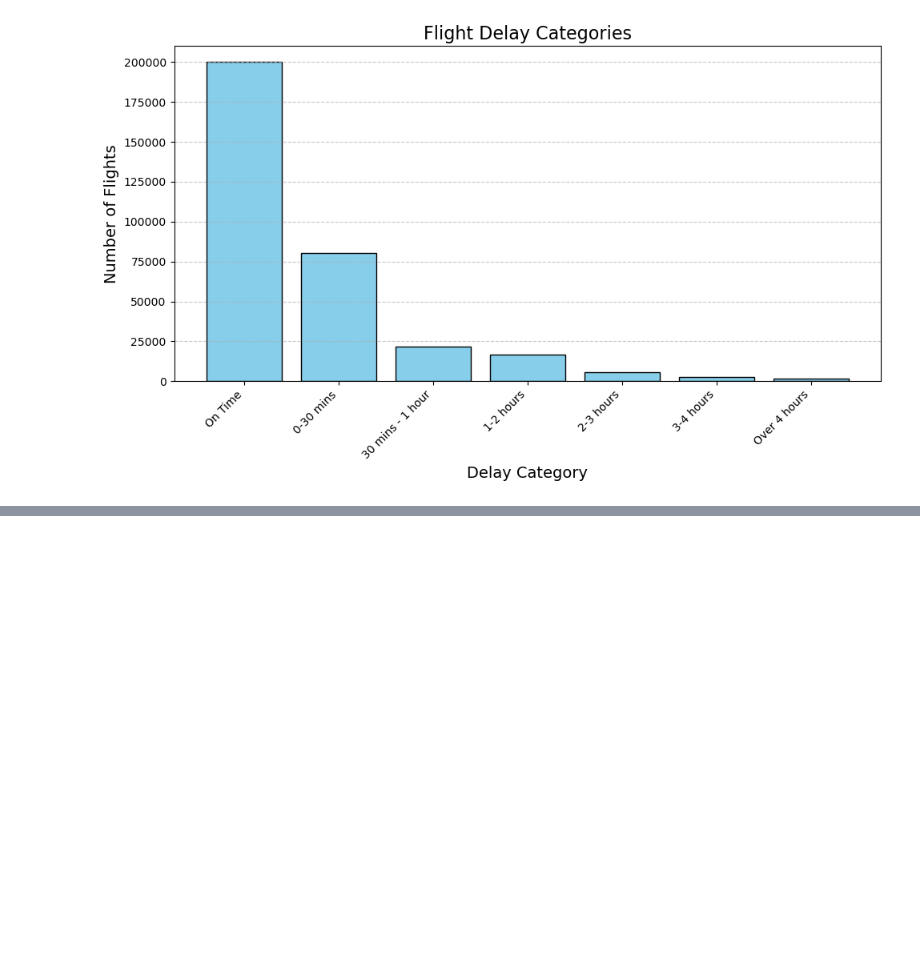
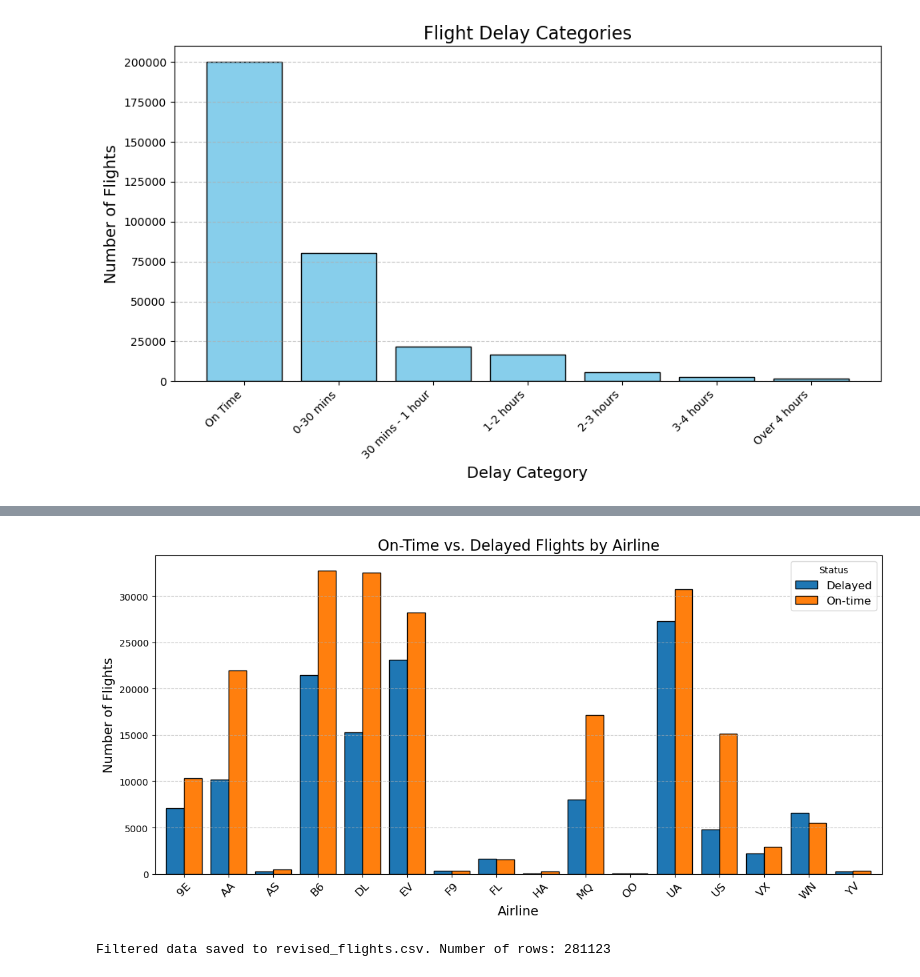
Before and after one commit to ifmay/DataScienceFinal, a Jupyter notebook: graphs.ipynb, the cells around one changed output, grey strips where cells are left out. Cells and saved outputs as stored; diff of their text form; code cells hidden in the pictures; blank space fills up the shorter version.

```diff
--- a/graphs.ipynb
+++ b/graphs.ipynb
@@ -106,0 +239,72 @@ visualize_flight_delays(file_path)
+# %%
+import pandas as pd
+import matplotlib.pyplot as plt
+
+def on_time_vs_delayed_by_airline(file_path):
+    """
+    Visualizes the number of on-time vs. delayed flights for each airline.
+
+    Parameters:
+        file_path (str): The path to the flights.csv file.
+    """
+    # Load the CSV file into a Pandas DataFrame
+    flights = pd.read_csv(file_path)
+
+    # Ensure 'dep_delay' is numeric and 'carrier' exists
+    flights['dep_delay'] = pd.to_numeric(flights['dep_delay'], errors='coerce')
+    flights = flights.dropna(subset=['dep_delay', 'carrier'])
+
+    # Categorize flights as "on-time" or "delayed"
+    flights['status'] = flights['dep_delay'].apply(lambda x: 'Delayed' if x > 0 else 'On-time')
+
+    # Group by airline and status
+    status_by_airline = flights.groupby(['carrier', 'status']).size().unstack(fill_value=0)
+
+    # Plot the data
+    status_by_airline.plot(kind='bar', figsize=(12, 6), edgecolor='black', width=0.8)
+    plt.title("On-Time vs. Delayed Flights by Airline", fontsize=16)
+    plt.xlabel("Airline", fontsize=14)
+    plt.ylabel("Number of Flights", fontsize=14)
+    plt.xticks(rotation=45, fontsize=12)
+    plt.legend(title="Status", fontsize=12)
+    plt.grid(axis='y', linestyle='--', alpha=0.7)
+    plt.tight_layout()
+    plt.show()
+
+# Usage
+file_path = "flights.csv"  # Replace with the path to your CSV file
+on_time_vs_delayed_by_airline(file_path)
+-
+# %% [output]
+[figure, added]
+# %%
+import pandas as pd
+
+def filter_airlines(input_file, output_file):
+    """
+    Filters flights to only include specific airline codes and saves the result to a new CSV file.
+
+    Parameters:
+        input_file (str): The path to the input flights.csv file.
+        output_file (str): The path to save the filtered data as a CSV file.
+    """
+    # Load the data
+    flights = pd.read_csv(input_file)
+
+    # Define the list of desired airline codes
+    airline_codes = ['AA', 'B6', 'DL', 'EV', 'UA', 'US', 'WN']
+
+    # Filter the data
+    filtered_flights = flights[flights['carrier'].isin(airline_codes)]
+
+    # Save the filtered data to a new CSV file
+    filtered_flights.to_csv(output_file, index=False)
+
+    print(f"Filtered data saved to {output_file}. Number of rows: {len(filtered_flights)}")
+
+# Usage
+input_file = "flights.csv"  # Replace with the path to your original flights data
+output_file = "revised_flights.csv"  # Desired path for the output file
+filter_airlines(input_file, output_file)
+# %% [output]
+Filtered data saved to revised_flights.csv. Number of rows: 281123
```
Also changed, not shown: parts of 4 cells of this notebook, 1 other file.
